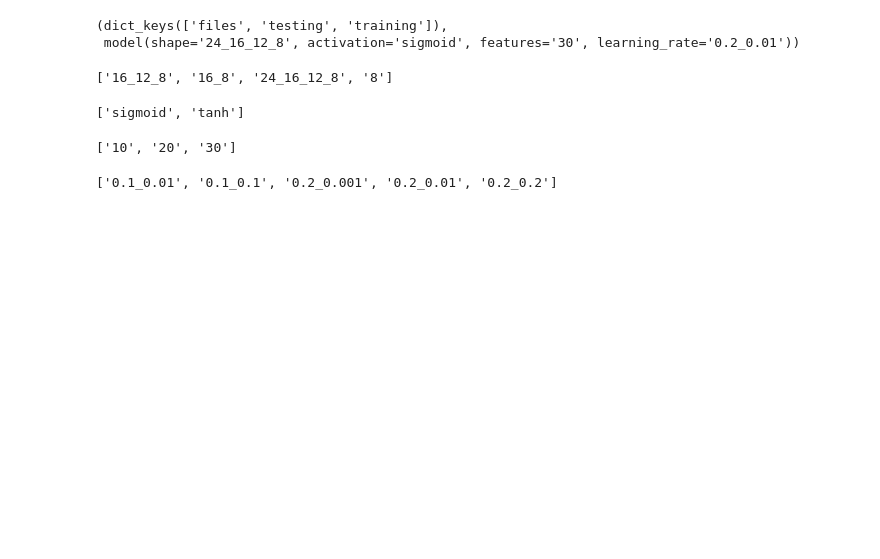
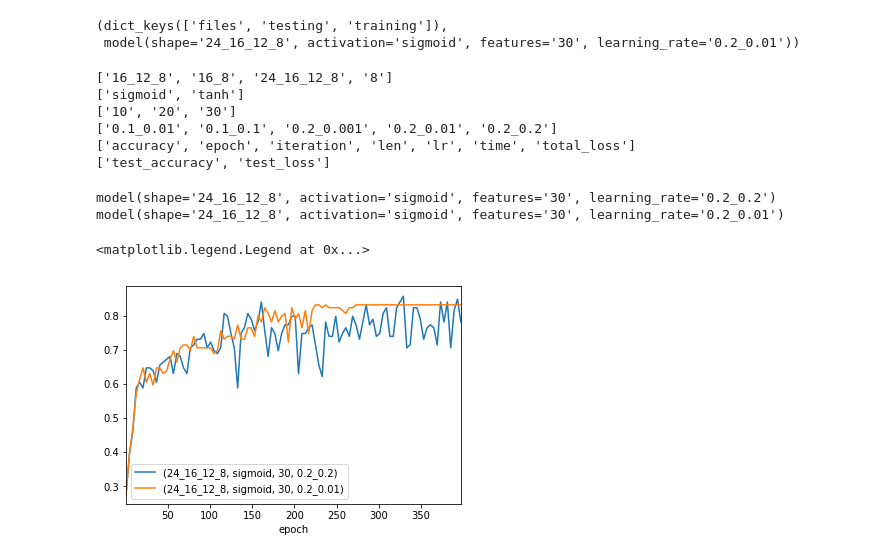
Before and after one commit to matbur/inz-doc, a Jupyter notebook: parse-tests.ipynb, the cells around one changed output. Cells and saved outputs as stored; diff of their text form; code cells hidden in the pictures; blank space fills up the shorter version.

Commit message:
Add 1st test

```diff
--- a/parse-tests.ipynb
+++ b/parse-tests.ipynb
@@ -20,23 +18,47 @@ data.keys(), data['files'][100]
 # %% [output]
 (dict_keys(['files', 'testing', 'training']),
  model(shape='24_16_12_8', activation='sigmoid', features='30', learning_rate='0.2_0.01'))
-# %%
-shapes = sorted({i.shape for i in data['files']})
-shapes
-# %% [output]
-['16_12_8', '16_8', '24_16_12_8', '8']
-# %%
-activations = sorted({i.activation for i in data['files']})
-activations
-# %% [output]
-['sigmoid', 'tanh']
-# %%
-features = sorted({i.features for i in data['files']})
-features
-# %% [output]
-['10', '20', '30']
-# %%
-learning_rates = sorted({i.learning_rate for i in data['files']})
-learning_rates
-# %% [output]
-['0.1_0.01', '0.1_0.1', '0.2_0.001', '0.2_0.01', '0.2_0.2']
+# %%
+shapes = sorted({i.shape for i in data['files']})
+print(shapes)
+
+activations = sorted({i.activation for i in data['files']})
+print(activations)
+
+features = sorted({i.features for i in data['files']})
+print(features)
+
+learning_rates = sorted({i.learning_rate for i in data['files']})
+print(learning_rates)
+
+training_keys = sorted(data['training'][data['files'][0]].columns)
+print(training_keys)
+
+testing_keys = sorted(data['testing'][data['files'][0]].columns)
+print(testing_keys)
+# %% [output]
+['16_12_8', '16_8', '24_16_12_8', '8']
+['sigmoid', 'tanh']
+['10', '20', '30']
+['0.1_0.01', '0.1_0.1', '0.2_0.001', '0.2_0.01', '0.2_0.2']
+['accuracy', 'epoch', 'iteration', 'len', 'lr', 'time', 'total_loss']
+['test_accuracy', 'test_loss']
+# %%
+l = []
+for k, v in data['testing'].items():
+    if (0
+        or k.shape not in ['24_16_12_8']
+        or k.activation not in ['sigmoid']
+        or k.features not in ['30']
+        or k.learning_rate not in ['0.2_0.2', '0.2_0.01']
+       ):
+        continue
+    v['test_accuracy'].iloc[::4].plot(label=k)
+    print(k)
+    l.append(k)
+plt.legend()
+# %% [output]
+model(shape='24_16_12_8', activation='sigmoid', features='30', learning_rate='0.2_0.2')
+model(shape='24_16_12_8', activation='sigmoid', features='30', learning_rate='0.2_0.01')
+<matplotlib.legend.Legend at 0x...>
+[figure, added]
```
Also changed, not shown: parts of 9 cells of this notebook, 2 other files.
